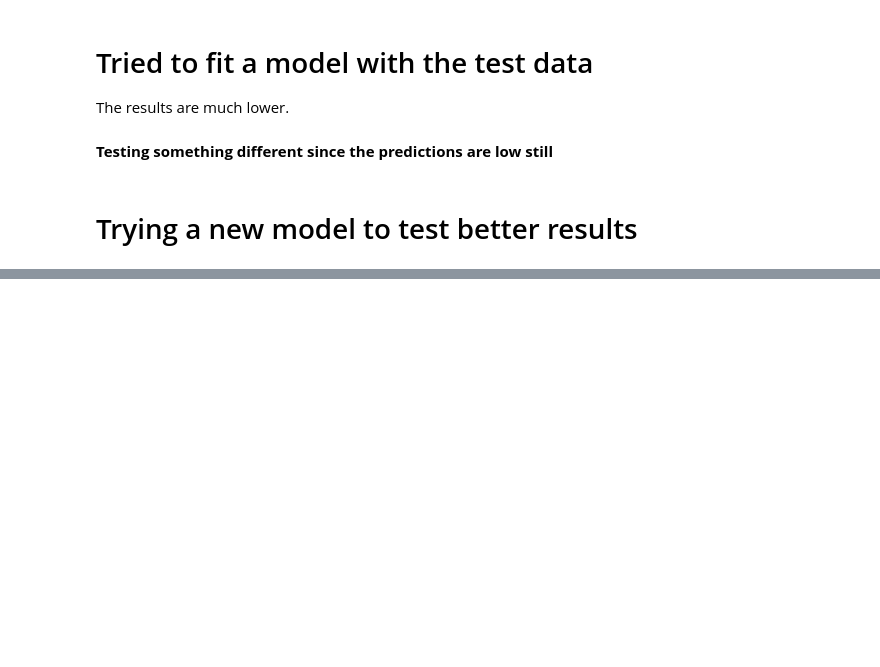
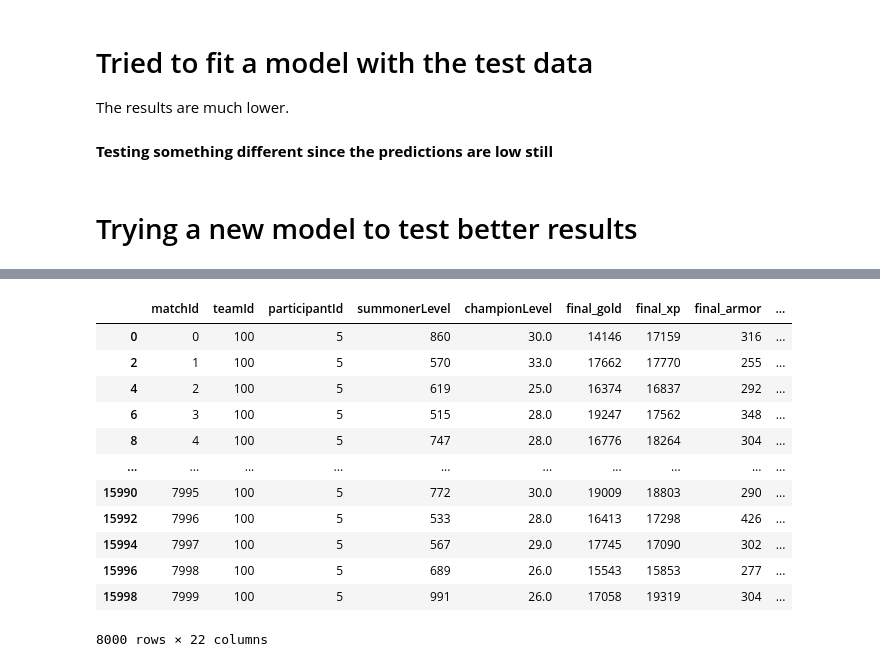
Before and after one commit to nss-data-science-cohort-6/kaggle_lol-elden-ring, a Jupyter notebook: notebooks/AC_prediction_models.ipynb, the cells around one changed output, grey strips where cells are left out. Cells and saved outputs as stored; diff of their text form; code cells hidden in the pictures; blank space fills up the shorter version.

```diff
--- a/notebooks/AC_prediction_models.ipynb
+++ b/notebooks/AC_prediction_models.ipynb
@@ -364,15 +376,15 @@ variables = ['participantId','summonerLevel', 'championLevel',  'final_gold', 'f
              'final_health', 'final_dmgdone', 'final_dmgtaken', 'final_truedmgdone', 'final_truedmgtaken', 'final_lvl',
              'info.attack', 'info.defense', 'stats.hpregen', 'stats.mpregen', 'stats.attackdamage', 'stats.attackspeed']
 
-X = pd.merge(X_train_original, data, how='inner', left_on='championId', right_on='key')
+X_new_train = pd.merge(X_train_original, data, how='outer', left_on='championId', right_on='key')
 
-X = pd.merge(X, X_train_timeline, how='inner', on=['matchId', 'participantId'])
-X = pd.merge(X, champion_mastery, how='left', on=['summonerId', 'championId']).fillna(0)
+X_new_train = pd.merge(X_new_train, X_train_timeline, how='inner', on=['matchId', 'participantId'])
+X_new_train = pd.merge(X_new_train, champion_mastery, how='left', on=['summonerId', 'championId']).fillna(0)
 
-X = X.sort_values(['matchId', 'participantId'], ascending = [True, True]).reset_index(drop=True)
+X_new_train = X_new_train.sort_values(['matchId', 'participantId'], ascending = [True, True]).reset_index(drop=True)
 
-X = (
-    X
+X_new_train = (
+    X_new_train
     .groupby(['matchId', 'teamId'])[variables]
     .agg({'participantId':'max',
         'summonerLevel': 'max',
@@ -400,4 +412,4 @@ X = (
 
 #convert_team_values(X_train, variables)
 
-X = X.groupby('matchId')[variables].sum().reset_index(drop = True)
+#X = X.groupby('matchId')[variables].sum().reset_index(drop = True)
@@ -415,0 +432,17 @@ X_test.shape
+# %%
+team1_new = X_new_train[X_new_train['teamId'] == 100]
+team1_new
+# %% [output]
+|  | matchId | teamId | participantId | summonerLevel | championLevel | final_gold | final_xp | final_armor | ... |
+| 0 | 0 | 100 | 5 | 860 | 30.0 | 14146 | 17159 | 316 | ... |
+| 2 | 1 | 100 | 5 | 570 | 33.0 | 17662 | 17770 | 255 | ... |
+| 4 | 2 | 100 | 5 | 619 | 25.0 | 16374 | 16837 | 292 | ... |
+| 6 | 3 | 100 | 5 | 515 | 28.0 | 19247 | 17562 | 348 | ... |
+| 8 | 4 | 100 | 5 | 747 | 28.0 | 16776 | 18264 | 304 | ... |
+| ... | ... | ... | ... | ... | ... | ... | ... | ... | ... |
+| 15990 | 7995 | 100 | 5 | 772 | 30.0 | 19009 | 18803 | 290 | ... |
+| 15992 | 7996 | 100 | 5 | 533 | 28.0 | 16413 | 17298 | 426 | ... |
+| 15994 | 7997 | 100 | 5 | 567 | 29.0 | 17745 | 17090 | 302 | ... |
+| 15996 | 7998 | 100 | 5 | 689 | 26.0 | 15543 | 15853 | 277 | ... |
+| 15998 | 7999 | 100 | 5 | 991 | 26.0 | 17058 | 19319 | 304 | ... |
+8000 rows × 22 columns
```
Also changed, not shown: parts of 50 cells of this notebook.
